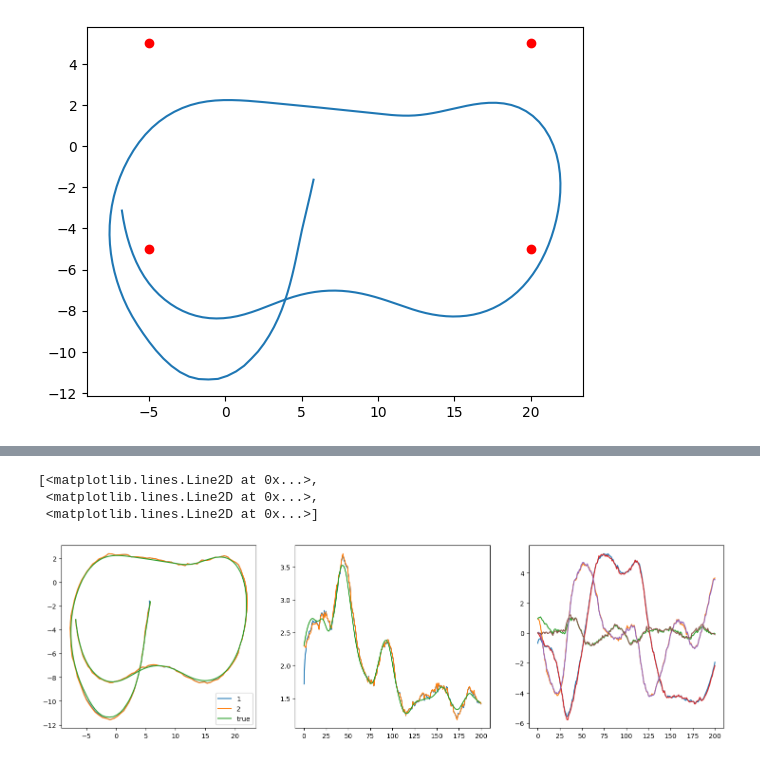
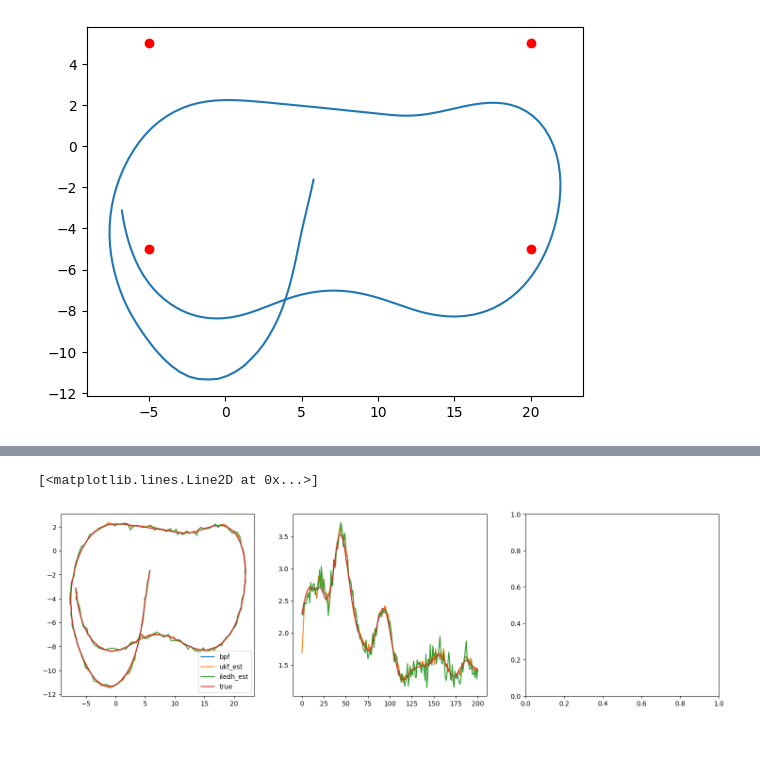
Before and after one commit to zp-yang/baja, a Jupyter notebook: notebooks/filter_test.ipynb, the cells around one changed output, grey strips where cells are left out. Drawn from its saved outputs; the diff is of its cells as text; code cells hidden in the pictures.

```diff
--- a/notebooks/filter_test.ipynb
+++ b/notebooks/filter_test.ipynb
@@ -270,27 +416,40 @@ HTML(value='<div id="fa2e2f12-4d7d-43ae-9c53-76666c0637e1"><style onload="eval(a
 # %%
-# means1 = np.array([p.mean for p in particle_hist])
-means1 = np.array([s.mean for s in ekf_hist])
-means2 = np.array([p.mean for p in particle2_hist])
-
+bpf_est = np.array([p.mean for p in bpf_hist])
+edh_est = np.array([p.mean for p in edh_hist])
+iedh_est = np.array([p.mean for p in iedh_hist])
+ekf_est = np.array([s.mean for s in ekf_hist])
+ukf_est = np.array([s.mean for s in ukf_hist])
+iledh_est = np.array([p.mean for p in iledh_hist])
 
 fig = plt.figure(0, figsize=(18, 5))
 axs = fig.subplots(1, 3).flatten()
-axs[0].plot(means1[1:, 0], means1[1:, 1], label="1")
-axs[0].plot(means2[1:, 0], means2[1:, 1], label="2")
+
+axs[0].plot(bpf_est[1:, 0], bpf_est[1:, 1], label="bpf")
+# axs[0].plot(edh_est[1:, 0], edh_est[1:, 1], label="edh")
+# axs[0].plot( iedh_est[1:, 0], iedh_est[1:, 1], label="iedh")
+# axs[0].plot( ekf_est[1:, 0], ekf_est[1:, 1], label="ekf_est")
+axs[0].plot(ukf_est[1:, 0], ukf_est[1:, 1], label="ukf_est")
+axs[0].plot(iledh_est[1:, 0], iledh_est[1:, 1], label="iledh_est")
+
 axs[0].plot(target_pos[..., 0], target_pos[..., 1], label="true")
 axs[0].legend()
 
-axs[1].plot(means1[:, 2])
-axs[1].plot(means2[:, 2])
+axs[1].plot(bpf_est[:, 2])
+# axs[1].plot(edh_est[:, 2])
+# axs[1].plot(iedh_est[:, 2])
+# axs[1].plot(ekf_est[:, 2])
+axs[1].plot(ukf_est[:, 2])
+axs[1].plot(iledh_est[:, 2])
 axs[1].plot(target_pos[..., 2])
 
-axs[2].plot(means1[:, 3:])
-axs[2].plot(means2[:, 3:])
+# axs[2].plot(means1[1:, 3:])
+# axs[2].plot(means2[1:, 3:])
+# axs[2].plot(means3[1:, 3:])
+# axs[2].plot(means4[1:, 3:])
+# axs[2].plot(means5[1:, 3:])
 # %% [output]
-[<matplotlib.lines.Line2D at 0x...>,
- <matplotlib.lines.Line2D at 0x...>,
- <matplotlib.lines.Line2D at 0x...>]
+[<matplotlib.lines.Line2D at 0x...>]
-[figure, old version]
+[figure, new version]
 # %%
 fig = plt.figure(1, figsize=(10, 5))
 ax = fig.add_subplot()
```
Also changed, not shown: parts of 4 cells of this notebook, 9 other files.
